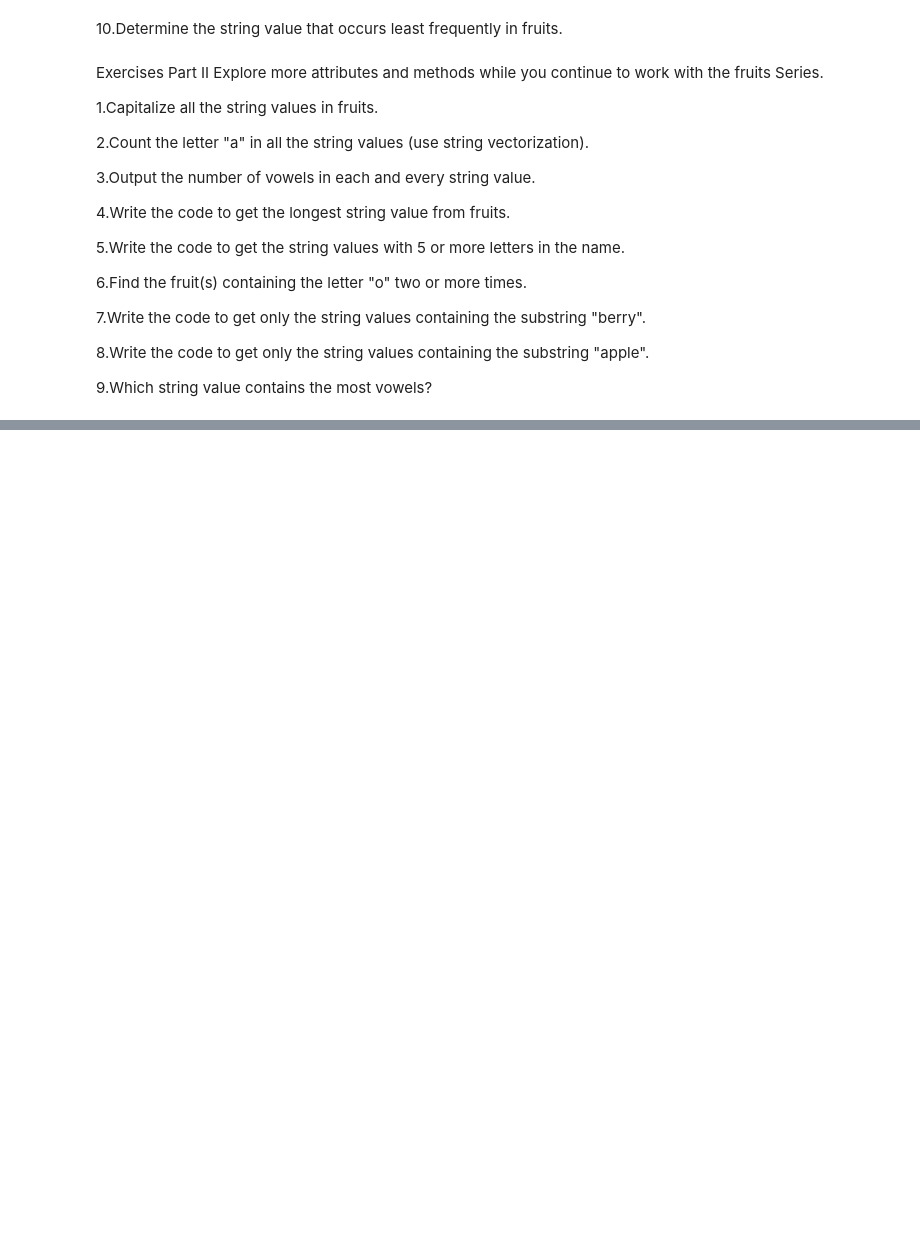
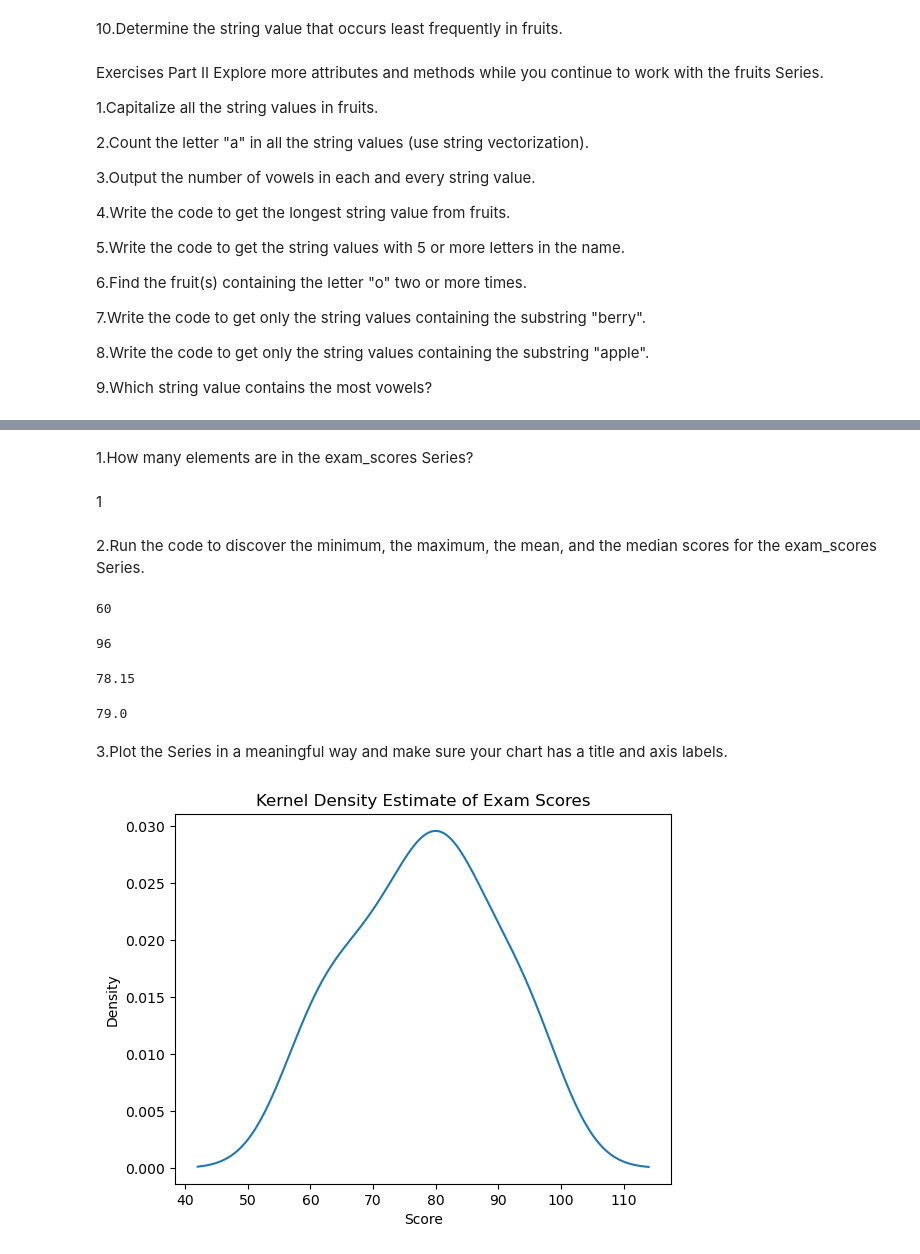
Before and after one commit to Nathanieldewald/numpy-pandas-visualization-exercises, a Jupyter notebook: pandas_series.ipynb, the cells around one changed output, grey strips where cells are left out. Saved outputs shown, nothing was run; the diff lists cells and outputs as text; code cells hidden in the pictures; blank space fills up the shorter version.

```diff
--- a/pandas_series.ipynb
+++ b/pandas_series.ipynb
@@ -43,0 +430,2 @@ Explore more attributes and methods while you continue to work with the fruits S
+# %%
+exam_scores = pd.Series([60, 86, 75, 62, 93, 71, 60, 83, 95, 78, 65, 72, 69, 81, 96, 80, 85, 92, 82, 78])
@@ -43,0 +452,38 @@ Explore more attributes and methods while you continue to work with the fruits S
+# %% [markdown]
+1.How many elements are in the exam_scores Series?
+# %% [markdown]
+1
+# %% [markdown]
+2.Run the code to discover the minimum, the maximum, the mean, and the median scores for the exam_scores Series.
+# %%
+min_score = exam_scores.min()
+min_score
+# %% [output]
+60
+# %%
+max_score = exam_scores.max()
+max_score
+# %% [output]
+96
+# %%
+mean_score = exam_scores.mean()
+mean_score
+# %% [output]
+78.15
+# %%
+median_score = exam_scores.median()
+median_score
+# %% [output]
+79.0
+# %% [markdown]
+3.Plot the Series in a meaningful way and make sure your chart has a title and axis labels.
+# %%
+
+plot = exam_scores.plot.kde()
+plot.set_title("Kernel Density Estimate of Exam Scores")
+plot.set_xlabel("Score")
+plot.set_ylabel("Density")
+
+plt.show()
+# %% [output]
+[figure, added]
```
Also changed, not shown: parts of 64 cells of this notebook, 1 other file.
